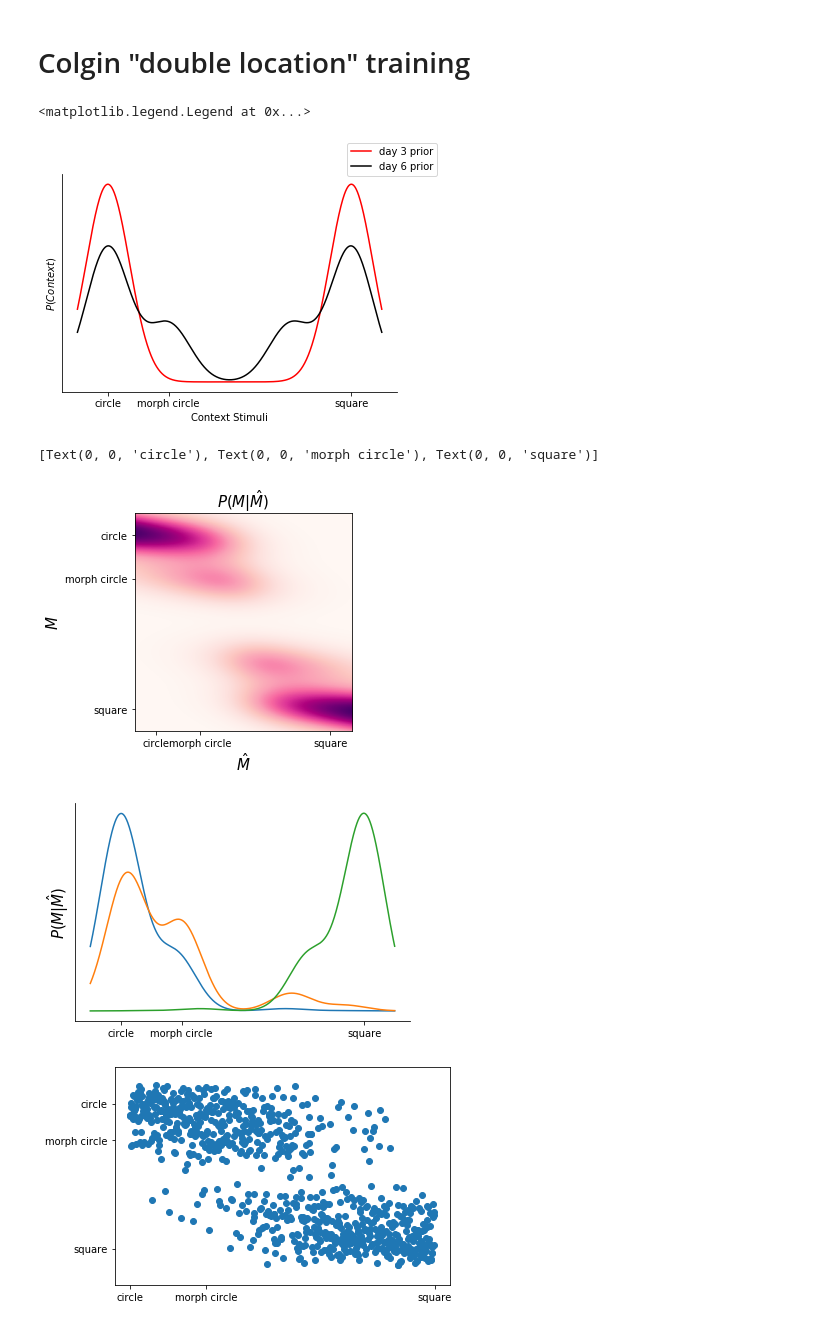
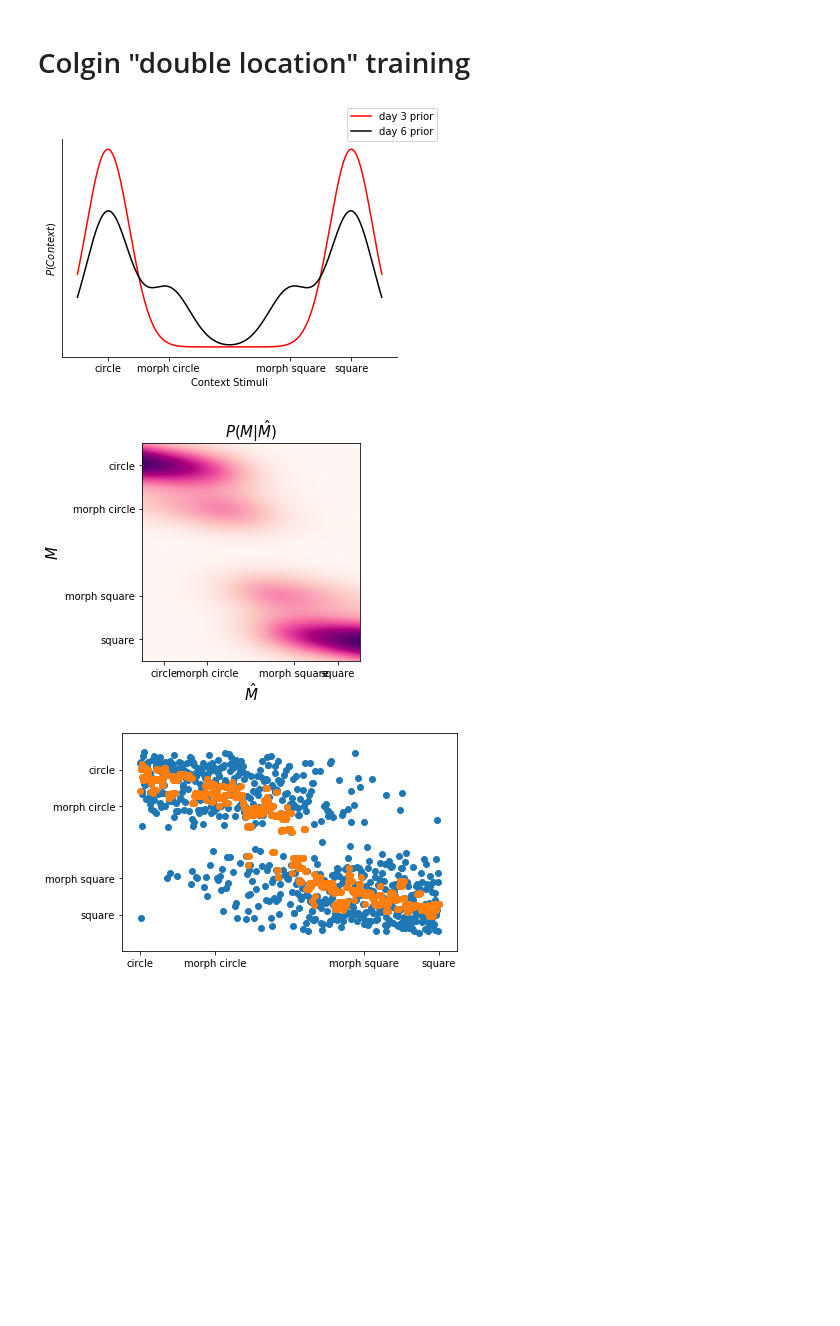
Before and after one commit to GiocomoLab/PlittGiocomo_2021, a Jupyter notebook: WillsLeutgebColgin_models.ipynb, the cells around one changed output. Cells and saved outputs as stored; diff of their text form; code cells hidden in the pictures; blank space fills up the shorter version.

```diff
--- a/WillsLeutgebColgin_models.ipynb
+++ b/WillsLeutgebColgin_models.ipynb
@@ -7,5 +8,7 @@ from scipy.interpolate import interp1d as spline
 
 %matplotlib inline
+# %%
+basedir = "D:\\Morph_Results\\figures\\WillsLeutgebColgin_models"
 # %% [markdown]
 # Toy model for Wills et al result from probabilistic perspective
 # %%
@@ -127,8 +137,8 @@ Text(0, 0.5, '$M$')
 # %%
-colgin_prior_pre = u.gaussian(x,.3,.1) + u.gaussian(x,.3,.9)
+colgin_prior_pre = u.gaussian(x,.35,.1) + u.gaussian(x,.35,.9)
 colgin_prior_pre /= colgin_prior_pre.sum()
 
-colgin_prior = u.gaussian(x,.3,.1) + 2*u.gaussian(x,.3,.9) + u.gaussian(x,.3,.3)
+colgin_prior = u.gaussian(x,.35,.1) + 2*u.gaussian(x,.35,.9) + u.gaussian(x,.35,.4)
 colgin_prior/=colgin_prior.sum()
 f,ax = plt.subplots()
 ax.plot(x,colgin_prior_pre,color='red')
@@ -144,4 +154,5 @@ ax.spines['top'].set_visible(False)
 ax.spines['right'].set_visible(False)
 
 f.legend(["day 3 prior","day 6 prior"])
+f.savefig(os.path.join(basedir, "ColginPriors.pdf"))
 # %% [output]
@@ -284,81 +315,67 @@ ax.plot(x,colgin_prior,color = 'black')
 ax.set_yticks([])
 ax.set_ylabel("$P(Context)$")
 ax.set_xlabel("Context Stimuli")
-ax.set_xticks([.1,.3,.9])
-ax.set_xticklabels(["circle","morph circle","square"])
+ax.set_xticks([.1,.3,.7,.9])
+ax.set_xticklabels(["circle","morph circle","morph square","square"])
 
 ax.spines['top'].set_visible(False)
 ax.spines['right'].set_visible(False)
 
 f.legend(["day 3 prior","day 6 prior"])
+f.savefig(os.path.join(basedir, "Colgin2LocPriors.pdf"))
 # %% [output]
-<matplotlib.legend.Legend at 0x...>
-[figure, old version]
+[figure, new version]
 # %%
 likelihood = u.gaussian(x[:,np.newaxis],.3,x[np.newaxis,:])
 post = colgin_prior[np.newaxis,:]*likelihood
 post = post/post.sum(axis=1,keepdims=True)
 post = post.T
 f,ax = plt.subplots()
 ax.imshow(post,cmap='RdPu',extent=[0,1000,0,1000])
-ax.set_xticks([100,300,900])
-ax.set_xticklabels(["circle","morph circle","square"])
-ax.set_yticks([100,700,900])
-ax.set_yticklabels(["square","morph circle","circle"])
+ax.set_xticks([100,300,700,900])
+ax.set_xticklabels(["circle","morph circle","morph square","square"])
+ax.set_yticks([100,300, 700,900])
+ax.set_yticklabels(["square","morph square","morph circle","circle"])
 ax.set_title("$P(M|\hat{M})$",fontsize=15)
 ax.set_xlabel("$\hat{M}$",fontsize=15)
 ax.set_ylabel("$M$",fontsize=15)
+f.savefig(os.path.join(basedir,"Colgin2LocPostHeatmap.pdf"))
 
-f,ax = plt.subplots()
-ax.plot(x,post[:,100])
-ax.plot(x,post[:,300])
-ax.plot(x,post[:,900])
-ax.set_yticks([])
-ax.set_xticks([.1,.3,.9])
-ax.set_xticklabels(["circle","morph circle","square"])
-ax.set_ylabel("$P(M|\hat{M})$",fontsize=15)
-ax.spines['top'].set_visible(False)
-ax.spines['right'].set_visible(False)
+# f,ax = plt.subplots()
+# ax.plot(x,post[:,100])
+# ax.plot(x,post[:,300])
+# ax.plot(x,post[:,900])
+# ax.set_yticks([])
+# ax.set_xticks([.1,.3,.9])
+# ax.set_xticklabels(["circle","morph circle","square"])
+# ax.set_ylabel("$P(M|\hat{M})$",fontsize=15)
+# ax.spines['top'].set_visible(False)
+# ax.spines['right'].set_visible(False)
 
 
 intpost = post[:,100:900]
 samples = []
 for i in range(intpost.shape[1]):
     tmppost  = intpost[:,i]
 #     print(tmppost.sum())
     cumtmppost = np.cumsum(tmppost)
     cumtmppost[0],cumtmppost[-1]=0,1
     spl = spline(cumtmppost,x)
 
     samples.append(spl(np.random.rand()))
 
 f,ax = plt.subplots()
 ax.scatter(np.arange(100,900),samples)
 
-ax.set_yticks([.1,.3,.9])
-ax.set_yticklabels(["circle","morph circle","square"])
+ax.set_yticks([.1,.3,.7,.9])
+ax.set_yticklabels(["circle","morph circle","morph square","square"])
 ax.set_ylim([1.1,-.1])
-ax.set_xticks([100,300,900])
-ax.set_xticklabels(["circle","morph circle","square"])
+ax.set_xticks([100,300,700,900])
+ax.set_xticklabels(["circle","morph circle","morph square","square"])
+ax.scatter(np.arange(100,900), sp.ndimage.filters.median_filter(samples,13))
+f.savefig(os.path.join(basedir,"Colgin2LocPosteriorSamples.pdf"))
 # samples_sm = sp.ndimage.filters.median_filter(samples,11)
 # ax.scatter(np.arange(100,900),samples_sm)
-
-
-
-
-
-
-# circsim = np.matmul(post[:,300:301].T,post).ravel()
-# squaresim = np.matmul(post[:,900:901].T,post).ravel()
-# print(circsim.shape)
-# f,ax = plt.subplots()
-# ax.plot(circsim[300:900])
-# ax.plot(squaresim[300:900])
-
-# f,ax = plt.subplots()
-# ax.plot(x[np.argmax(post,axis=0)])
 # %% [output]
-[Text(0, 0, 'circle'), Text(0, 0, 'morph circle'), Text(0, 0, 'square')]
-[figure, old version]
+[figure, new version]
-[figure, old version]
+[figure, new version]
-[figure, removed]
```
Also changed, not shown: parts of 9 cells of this notebook, 6 other files.
